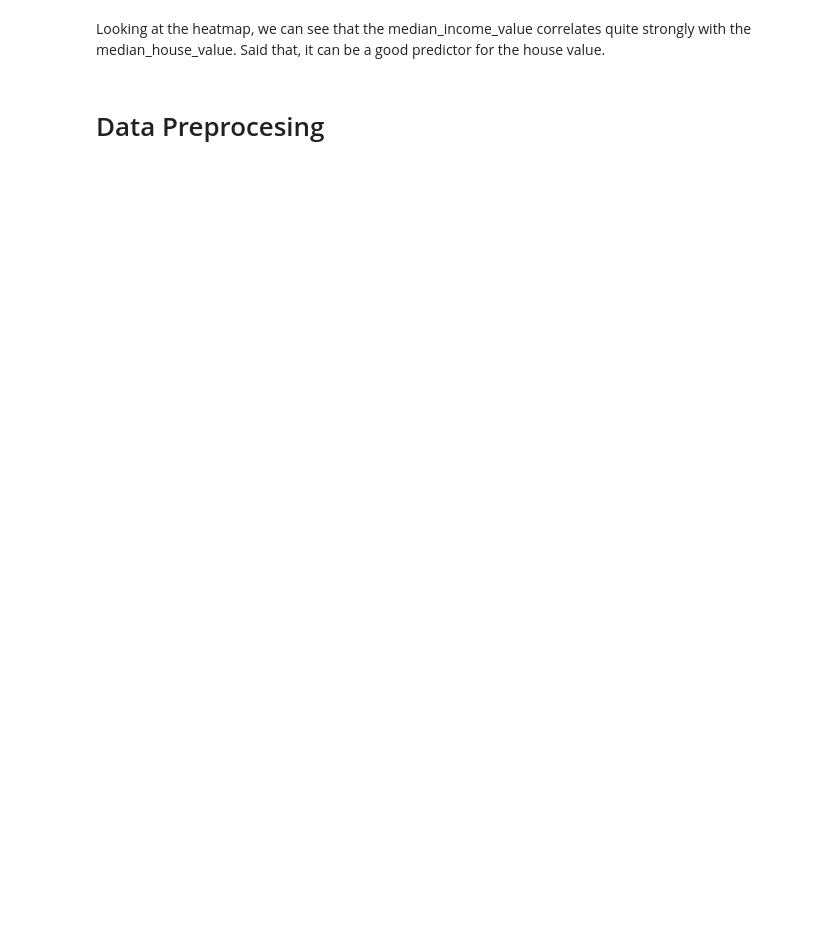
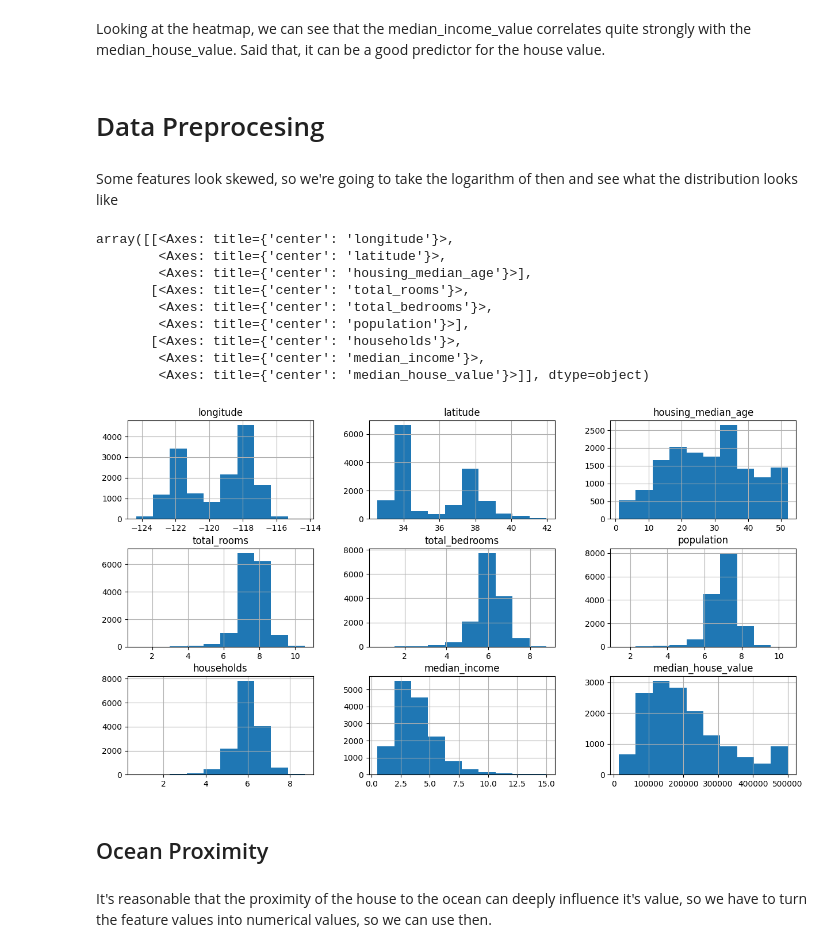
Before and after one commit to DigoDrummond/California-House-Price-Prediction, a Jupyter notebook: California Housing Price Prediction/California_Housing_Price.ipynb, the cells around one changed output. Drawn from its saved outputs; the diff is of its cells as text; code cells hidden in the pictures; blank space fills up the shorter version.

```diff
--- a/California Housing Price Prediction/California_Housing_Price.ipynb
+++ b/California Housing Price Prediction/California_Housing_Price.ipynb
@@ -139,3 +139,27 @@ sns.heatmap(train_data.corr(numeric_only=True),annot=True,cmap="YlGnBu")
 Looking at the heatmap, we can see that the median_income_value correlates quite strongly with the median_house_value. Said that, it can be a good predictor for the house value.
 # %% [markdown]
 # Data Preprocesing
+# %% [markdown]
+Some features look skewed, so we're going to take the logarithm of then and see what the distribution looks like
+# %%
+train_data['total_rooms'] = np.log(train_data['total_rooms'] + 1) # +1 to prevent 0 values
+train_data['total_bedrooms'] = np.log(train_data['total_bedrooms'] + 1) # +1 to prevent 0 values
+train_data['population'] = np.log(train_data['population'] + 1) # +1 to prevent 0 values
+train_data['households'] = np.log(train_data['households'] + 1) # +1 to prevent 0 values
+# %%
+train_data.hist(figsize=(15,8))
+# %% [output]
+array([[<Axes: title={'center': 'longitude'}>,
+        <Axes: title={'center': 'latitude'}>,
+        <Axes: title={'center': 'housing_median_age'}>],
+       [<Axes: title={'center': 'total_rooms'}>,
+        <Axes: title={'center': 'total_bedrooms'}>,
+        <Axes: title={'center': 'population'}>],
+       [<Axes: title={'center': 'households'}>,
+        <Axes: title={'center': 'median_income'}>,
+        <Axes: title={'center': 'median_house_value'}>]], dtype=object)
+[figure, added]
+# %% [markdown]
+## Ocean Proximity
+# %% [markdown]
+It's reasonable that the proximity of the house to the ocean can deeply influence it's value, so we have to turn the feature values into numerical values, so we can use then.
```
Also changed, not shown: parts of 22 cells of this notebook.
